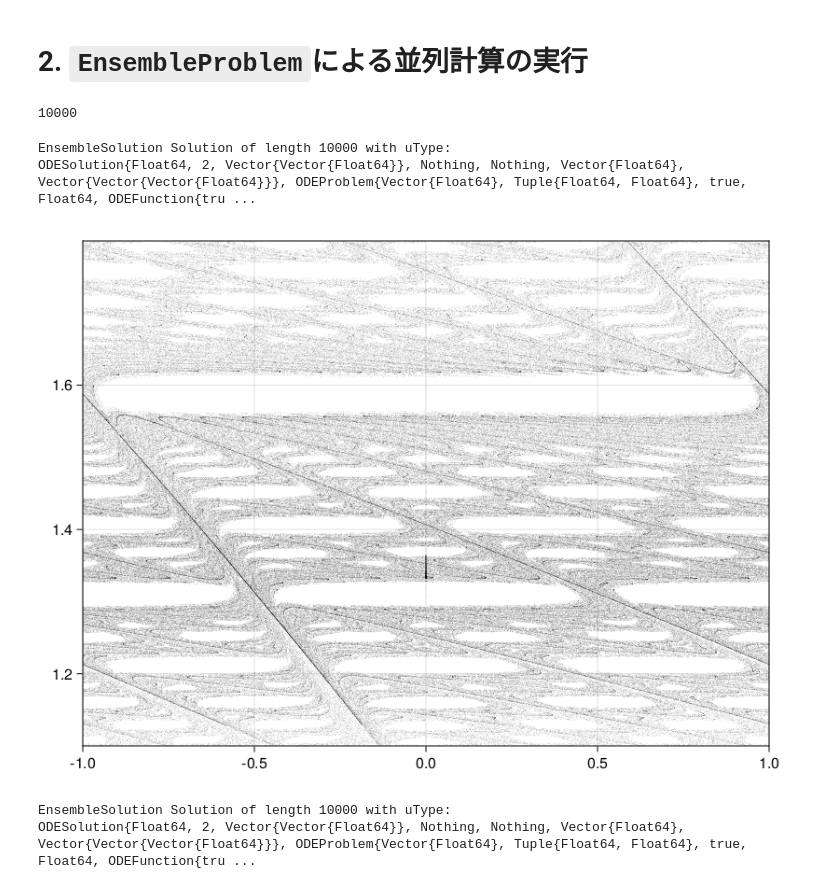
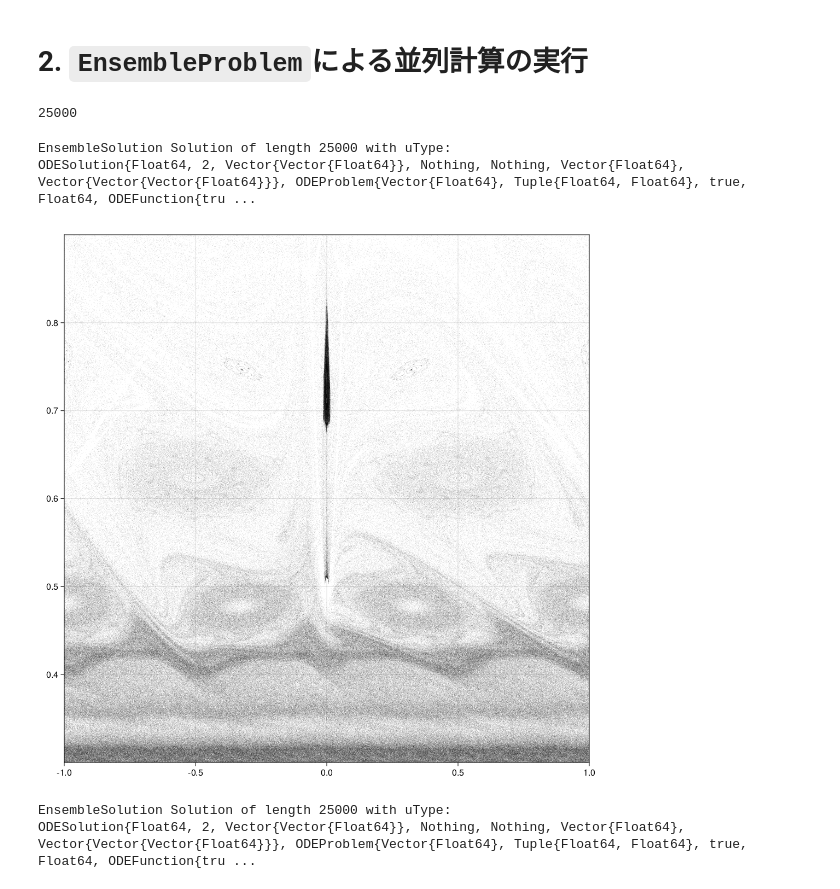
Before and after one commit to naoyaozaki/CRTBP.jl, a Jupyter notebook: work/poincare_map.ipynb, the cells around one changed output. Saved outputs shown, nothing was run; the diff lists cells and outputs as text; code cells hidden in the pictures.

```diff
--- a/work/poincare_map.ipynb
+++ b/work/poincare_map.ipynb
@@ -36,14 +50,13 @@ affect! (generic function with 1 method)
 # %%
-using DifferentialEquations
-cb = ContinuousCallback(condition, nothing, affect!, save_positions=(true, false))
-
 jacobi_constant = 3.0
-μ = 5.667e-5 #0.01215058426994
-qx0 = 1.03 # 1.03 + 5.0e-3*random()
-py0 = sqrt(-jacobi_constant + qx0^2 + 2.0 * (1.0 - μ) / abs(qx0 + μ) + 2.0 * μ / abs(qx0 - 1.0 + μ) + μ*(1.0-μ))
-x0 = [qx0, 0.0, 0.0, py0]
-tspan = (0.0, 1000.0)
+μ = 0.01215058426994 #5.667e-5 #0.01215058426994
+qx0 = 1.1 + 5.0e-3*rand()
+theta0 = 2.0 * pi * rand()
+p0 = sqrt(-jacobi_constant + qx0^2 + 2.0 * (1.0 - μ) / abs(qx0 + μ) + 2.0 * μ / abs(qx0 - 1.0 + μ) + μ*(1.0-μ))
+x0 = [qx0, 0.0, p0 * cos(theta0), p0 * sin(theta0)]
+tspan = (0.0, 20.0*pi)
 prob = ODEProblem(eom_pcrtbp!, x0, tspan, μ)
-sol = solve(prob, Vern7(), callback=cb, saveat=[-1000.0,0.0,1000.0])
+sol = solve(prob, Vern7(), callback=cbs, reltol=1e-10, abstol=1e-10, saveat=[-200.0 * pi, 0.0, 200.0 * pi])
+sol_forplot = solve(prob, Vern7(), callback=cbs, reltol=1e-10, abstol=1e-10)
 # %% [output]
 retcode: Success
@@ -113,12 +131,12 @@ addprocs(exeflags="--project=$(Base.active_project())")
 @everywhere using DifferentialEquations
 @everywhere using LinearAlgebra
 
-@everywhere t_fin = 1000
 @everywhere μ = 0.01215058426994 #5.667e-5 #0.01215058426994
 num_trj = 10000
 # %% [output]
-10000
+25000
 # %%
+@everywhere t_fin = 2.0 * pi * 200
 tspan = (0.0, t_fin)
 prob = ODEProblem(eom_pcrtbp!, x0, tspan, μ)
 
@@ -136,10 +154,10 @@ end
 
 @everywhere function prob_func(prob, i, repeat)
     jacobi_constant = 3.0
-    μ = 0.01215058426994 #5.667e-5 #0.01215058426994
-    qx0 = 1.01 + 6.0e-2*rand()
-    py0 = sqrt(-jacobi_constant + qx0^2 + 2.0 * (1.0 - μ) / abs(qx0 + μ) + 2.0 * μ / abs(qx0 - 1.0 + μ) + μ*(1.0-μ))
-    x0 = [qx0, 1.e-6, 0.0, py0]
+    qx0 = 1.2rand() #1.1 + 5.0e-3 * rand()
+    theta0 = 2.0 * pi * rand()
+    p0 = sqrt(-jacobi_constant + qx0^2 + 2.0 * (1.0 - μ) / abs(qx0 + μ) + 2.0 * μ / abs(qx0 - 1.0 + μ) + μ * (1.0 - μ))
+    x0 = [qx0, 0.0, p0 * cos(theta0), p0 * sin(theta0)]
     remake(prob, u0=x0)
 end
 
@@ -152,39 +170,49 @@ end
     nothing
 end
 
+@everywhere function condition2(x, t, integrator) # Event when event_f(u,t) == 0
+    r1 = x[1:2] + [μ, 0.0]
+    r2 = x[1:2] - [1.0 - μ, 0.0]
+    return norm(r1) > 1.0e-3 && norm(r2) > 1.0e-3
+end
+
+@everywhere affect2!(integrator) = terminate!(integrator)
+
 cb = ContinuousCallback(condition, nothing, affect!, save_positions=(true, false))
+cb2 = ContinuousCallback(condition2, affect2!, save_positions=(false, false))
+cbs = CallbackSet(cb, cb2)
 
 ensemble_prob = EnsembleProblem(prob, prob_func=prob_func)
-sim = solve(ensemble_prob, Vern7(), EnsembleDistributed(), trajectories=num_trj, callback=cb, saveat=t_fin)
+sim = solve(ensemble_prob, Vern7(), EnsembleDistributed(), trajectories=num_trj, callback=cbs, saveat=t_fin)
 # %% [output]
-EnsembleSolution Solution of length 10000 with uType:
+EnsembleSolution Solution of length 25000 with uType:
 ODESolution{Float64, 2, Vector{Vector{Float64}}, Nothing, Nothing, Vector{Float64}, Vector{Vector{Vector{Float64}}}, ODEProblem{Vector{Float64}, Tuple{Float64, Float64}, true, Float64, ODEFunction{tru ...
 # %%
 using CairoMakie
 
-fig = Figure()
+fig = Figure(; resolution=(1024, 1024))
 ax = Axis(fig[1, 1])
 
 for n = 1:num_trj
     x_all = hcat(sim[n].u...)'
 
     r_1 = sqrt.((x_all[:, 1] .+ μ) .^ 2 + x_all[:, 2] .^ 2)
     k_ene = 0.5 * ((x_all[:, 3] - x_all[:, 2]) .^ 2 + (x_all[:, 4] + x_all[:, 1] .+ μ) .^ 2)
     a = -0.5 ./ (k_ene .- 1.0 ./ r_1)
     theta = atan.(x_all[:, 2],x_all[:, 1] .+ μ)
 
     scatter!(theta[2:end-1] / pi, a[2:end-1], color=:black, markersize=0.5)
 end
 
 xlims!(-1.0, 1.0)
 # ylims!(1.1, 1.8)
-ylims!(0.4, 0.65)
+ylims!(0.3, 0.9)
 fig
 # %% [output]
-[figure, old version]
+[figure, new version]
 # %%
 # Negative Time Propagation
-@everywhere t_fin = -1000
+@everywhere t_fin = -2.0 * pi * 200
 tspan = (0.0, t_fin)
 prob = ODEProblem(eom_pcrtbp!, x0, tspan, μ)
 
@@ -202,15 +230,15 @@ end
 
 @everywhere function prob_func(prob, i, repeat)
     jacobi_constant = 3.0
-    μ = 0.01215058426994 #5.667e-5 #0.01215058426994
-    qx0 = 1.01 + 6.0e-2*rand()
-    py0 = sqrt(-jacobi_constant + qx0^2 + 2.0 * (1.0 - μ) / abs(qx0 + μ) + 2.0 * μ / abs(qx0 - 1.0 + μ) + μ*(1.0-μ))
-    x0 = [qx0, 1.e-6, 0.0, py0]
+    qx0 = 1.2rand() #1.1 + 5.0e-3 * rand()
+    theta0 = 2.0 * pi * rand()
+    p0 = sqrt(-jacobi_constant + qx0^2 + 2.0 * (1.0 - μ) / abs(qx0 + μ) + 2.0 * μ / abs(qx0 - 1.0 + μ) + μ * (1.0 - μ))
+    x0 = [qx0, 0.0, p0 * cos(theta0), p0 * sin(theta0)]
     remake(prob, u0=x0)
 end
 
 @everywhere function condition(x, t, integrator) # Event when event_f(u,t) == 0
-    r1_vec = x[1:2] + [μ,0.0]
+    r1_vec = x[1:2] + [μ, 0.0]
     return r1_vec ⋅ x[3:4]
 end
 
@@ -218,12 +246,22 @@ end
     nothing
 end
 
+@everywhere function condition2(x, t, integrator) # Event when event_f(u,t) == 0
+    r1 = x[1:2] + [μ, 0.0]
+    r2 = x[1:2] - [1.0 - μ, 0.0]
+    return norm(r1) > 1.0e-3 && norm(r2) > 1.0e-3
+end
+
+@everywhere affect2!(integrator) = terminate!(integrator)
+
 cb = ContinuousCallback(condition, affect!, nothing, save_positions=(true, false))
+cb2 = ContinuousCallback(condition2, affect2!, save_positions=(false, false))
+cbs = CallbackSet(cb, cb2)
 
 ensemble_prob = EnsembleProblem(prob, prob_func=prob_func)
-sim = solve(ensemble_prob, Vern7(), EnsembleDistributed(), trajectories=num_trj, callback=cb, saveat=t_fin)
+sim = solve(ensemble_prob, Vern7(), EnsembleDistributed(), trajectories=num_trj, callback=cbs, saveat=t_fin)
 # %% [output]
-EnsembleSolution Solution of length 10000 with uType:
+EnsembleSolution Solution of length 25000 with uType:
 ODESolution{Float64, 2, Vector{Vector{Float64}}, Nothing, Nothing, Vector{Float64}, Vector{Vector{Vector{Float64}}}, ODEProblem{Vector{Float64}, Tuple{Float64, Float64}, true, Float64, ODEFunction{tru ...
 # %%
 for n = 1:num_trj
```
Also changed, not shown: parts of 6 cells of this notebook.
